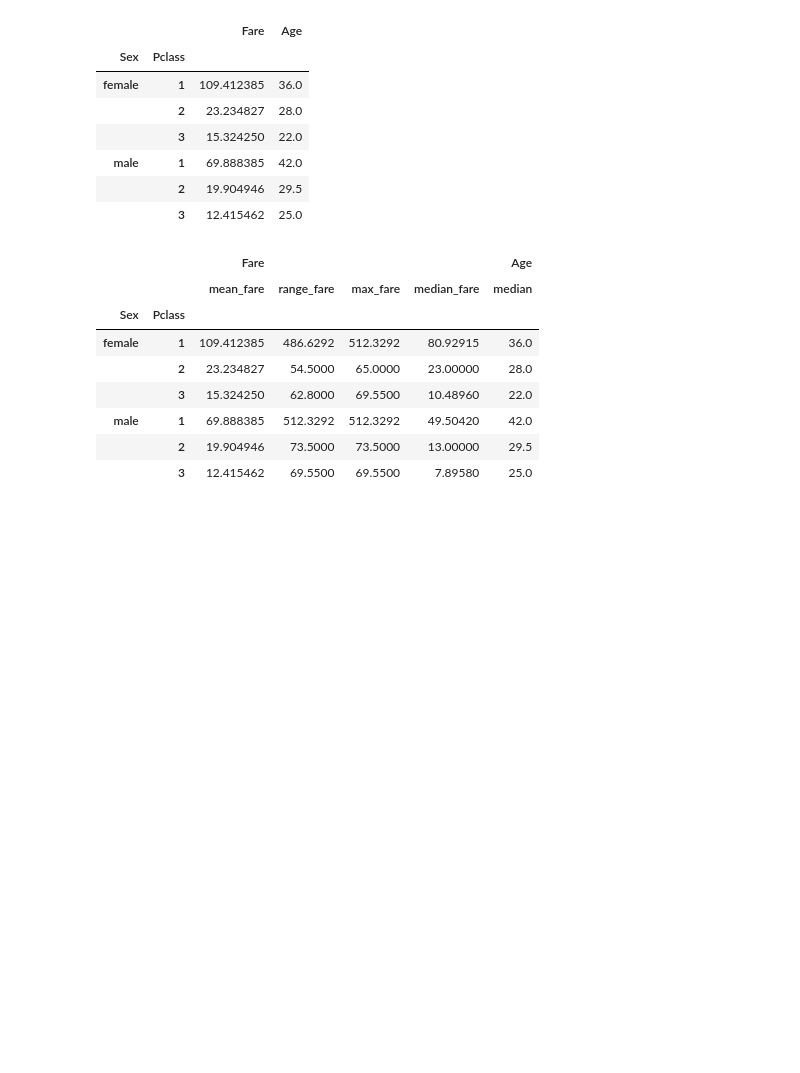
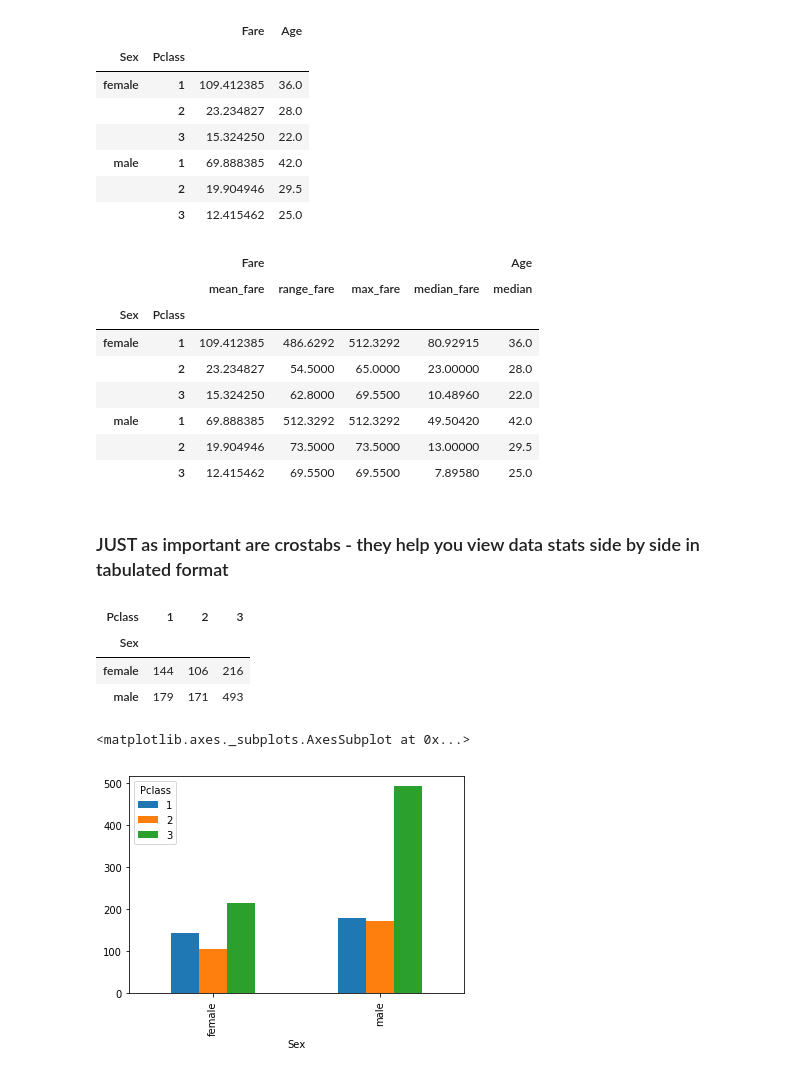
Before and after one commit to knair99/TitanicKaggleChallenge, a Jupyter notebook: titanic/notebooks/exploratory analysis of data.ipynb, the cells around one changed output. Cells and saved outputs as stored; diff of their text form; code cells hidden in the pictures; blank space fills up the shorter version.

Commit message:
Crosstabs and pivot tables: Super useful, all day long

```diff
--- a/titanic/notebooks/exploratory analysis of data.ipynb
+++ b/titanic/notebooks/exploratory analysis of data.ipynb
@@ -302,3 +302,17 @@ df.groupby(['Sex', 'Pclass']).agg(
 | male | 1 | 69.888385 | 512.3292 | 512.3292 | 49.50420 | 42.0 |
 |  | 2 | 19.904946 | 73.5000 | 73.5000 | 13.00000 | 29.5 |
 |  | 3 | 12.415462 | 69.5500 | 69.5500 | 7.89580 | 25.0 |
+# %% [markdown]
+### JUST as important are crostabs - they help you view data stats side by side in tabulated format
+# %%
+pd.crosstab(df.Sex, df.Pclass)
+# %% [output]
+| Pclass | 1 | 2 | 3 |
+| Sex |  |  |  |
+| female | 144 | 106 | 216 |
+| male | 179 | 171 | 493 |
+# %%
+pd.crosstab(df.Sex, df.Pclass).plot(kind='bar')
+# %% [output]
+<matplotlib.axes._subplots.AxesSubplot at 0x...>
+[figure, added]
```
Also changed, not shown: parts of 2 cells of this notebook.
